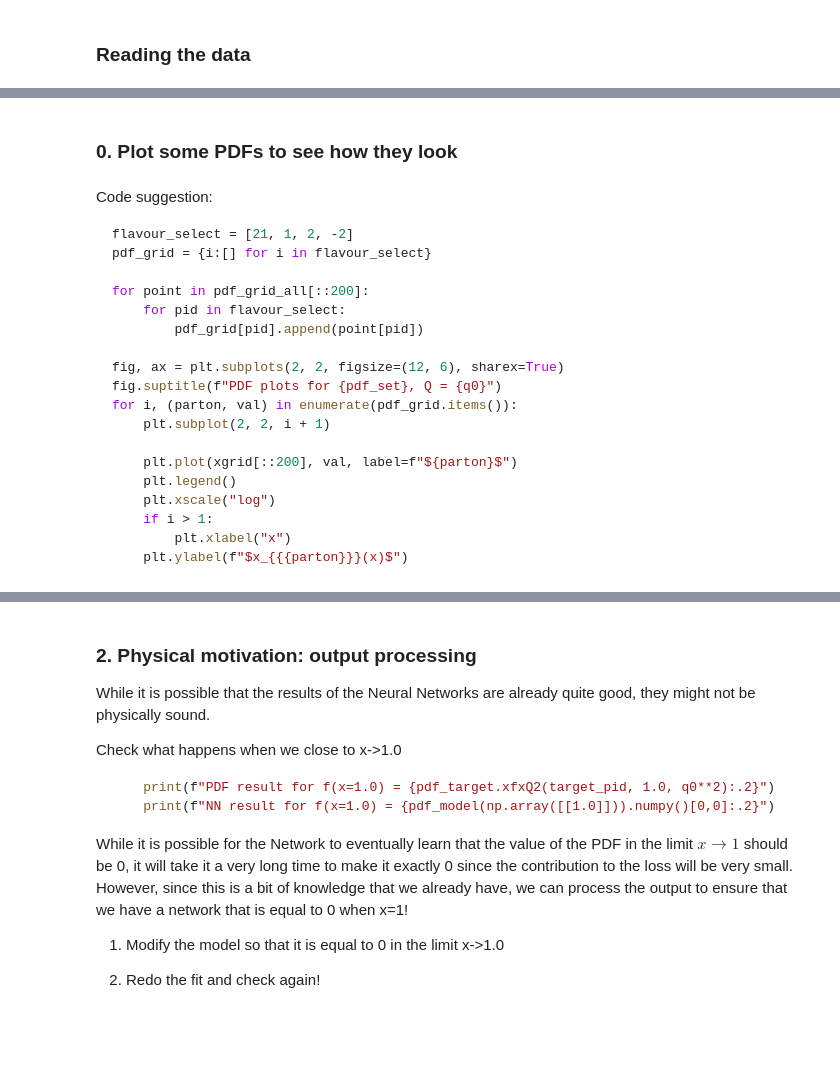
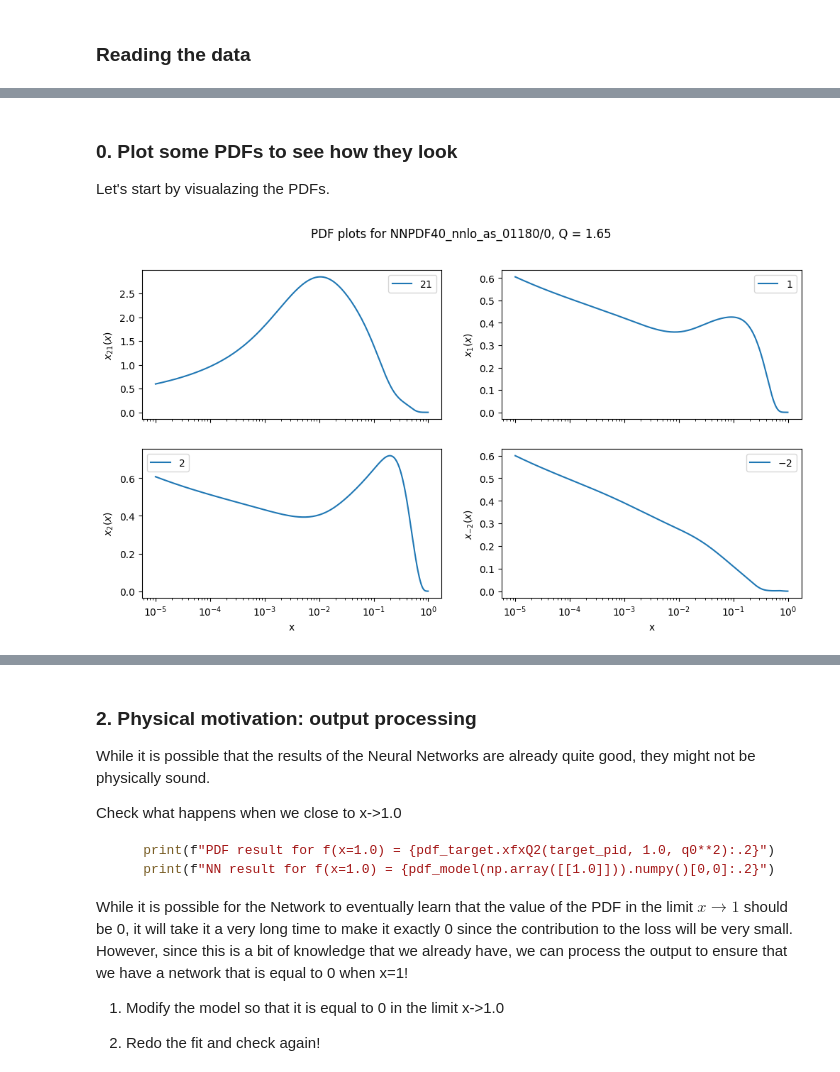
Before and after one commit to NNPDF/como-2023, a Jupyter notebook: w1t5-MachineLearning/PDF Fitting.ipynb, the cells around one changed output, grey strips where cells are left out. Saved outputs shown, nothing was run; the diff lists cells and outputs as text; code cells hidden in the pictures; blank space fills up the shorter version.

````diff
--- a/w1t5-MachineLearning/PDF Fitting.ipynb
+++ b/w1t5-MachineLearning/PDF Fitting.ipynb
@@ -33,14 +38,25 @@ We are going to use the `lhapdf` library ant the `NNPDF40_nnlo_as_01180` PDF set
 # %% [markdown]
 ### Reading the data
 # %%
-pdf_set = "NNPDF40_nnlo_as_01180"
+pdf_set = "NNPDF40_nnlo_as_01180/0"
 pdf_target = mkPDF(pdf_set)
 
 q0 = 1.65  # Reference scale
 npoints = int(5e4)  # How many points to use for training
 
 xgrid = np.concatenate([np.logspace(-5, -1, npoints // 2), np.linspace(0.1, 1, npoints // 2)])
-pdf_grid_all = pdf_target.xfxQ2(xgrid, np.ones_like(xgrid) * q0**2)
+
+if use_lhapdf:
+    pdf_grid_all = pdf_target.xfxQ2(xgrid, np.ones_like(xgrid) * q0**2)
+else:
+    # If LHAPDF is not working we can use pdfflow, the syntax is slightly different
+    pdf_grid_raw = pdf_target.py_xfxQ2_allpid(xgrid, np.ones_like(xgrid) * q0**2).numpy()
+    # pdfflow returns numpy arrays, let's make it into a dictionary so that it is the same as LHAPDF
+    pids = [-5, -4, -3, -2, -1, 21, 1, 2, 3, 4, 5]
+    pdf_grid_all = [dict(zip(pids, i)) for i in pdf_grid_raw]
+
+print("\nInspect the first few values of pdf_grid_all:\n")
+print("\n".join(str(i) for i in pdf_grid_all[:3]))
 # %% [output]
 LHAPDF 6.5.3 loading /opt/homebrew/Cellar/lhapdf/6.5.3/share/LHAPDF/NNPDF40_nnlo_as_01180/NNPDF40_nnlo_as_01180_0000.dat
 NNPDF40_nnlo_as_01180 PDF set, member #0, version 1; LHAPDF ID = 331100
@@ -47,28 +69,33 @@ NNPDF40_nnlo_as_01180 PDF set, member #0, version 1; LHAPDF ID = 331100
 # %% [markdown]
 ### 0. Plot some PDFs to see how they look
+
+Let's start by visualazing the PDFs.
-# %% [markdown]
-Code suggestion:
-
-```python
-flavour_select = [21, 1, 2, -2]
-pdf_grid = {i:[] for i in flavour_select}
-
-for point in pdf_grid_all[::200]:
-    for pid in flavour_select:
-        pdf_grid[pid].append(point[pid])
-
-fig, ax = plt.subplots(2, 2, figsize=(12, 6), sharex=True)
-fig.suptitle(f"PDF plots for {pdf_set}, Q = {q0}")
-for i, (parton, val) in enumerate(pdf_grid.items()):
-    plt.subplot(2, 2, i + 1)
-
-    plt.plot(xgrid[::200], val, label=f"${parton}$")
-    plt.legend()
-    plt.xscale("log")
-    if i > 1:
-        plt.xlabel("x")
-    plt.ylabel(f"$x_{{{parton}}}(x)$")
-```
+# %%
+# Select some flavours, remember than 21 correspond to the gluon!
+flavour_select = [21, 1, 2, -2]
+
+# Since pdf_grid_all is a list of dictionaries with a dictionary per point
+# we are going to separate it as a dictionary {flavour : array of values}
+pdf_grid = {i:[] for i in flavour_select}
+
+# Take only a subset of values for the plot (otherwise it might be too heavy in memory!)
+for point in pdf_grid_all[::200]:
+    for pid in flavour_select:
+        pdf_grid[pid].append(point[pid])
+
+fig, ax = plt.subplots(2, 2, figsize=(12, 6), sharex=True)
+fig.suptitle(f"PDF plots for {pdf_set}, Q = {q0}")
+for i, (parton, val) in enumerate(pdf_grid.items()):
+    plt.subplot(2, 2, i + 1)
+
+    plt.plot(xgrid[::200], val, label=f"${parton}$")
+    plt.legend()
+    plt.xscale("log")
+    if i > 1:
+        plt.xlabel("x")
+    plt.ylabel(f"$x_{{{parton}}}(x)$")
+# %% [output]
+[figure, added]
 # %% [markdown]
 ### 1. Fit a Neural Network PDF: NN PDF
 
````
Also changed, not shown: parts of 13 cells of this notebook, 1 other file.
